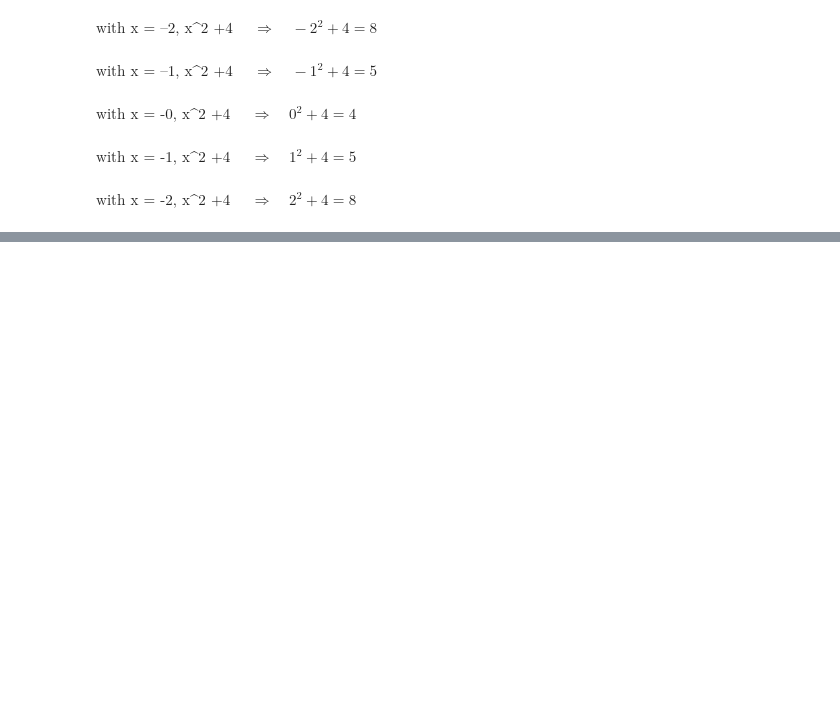
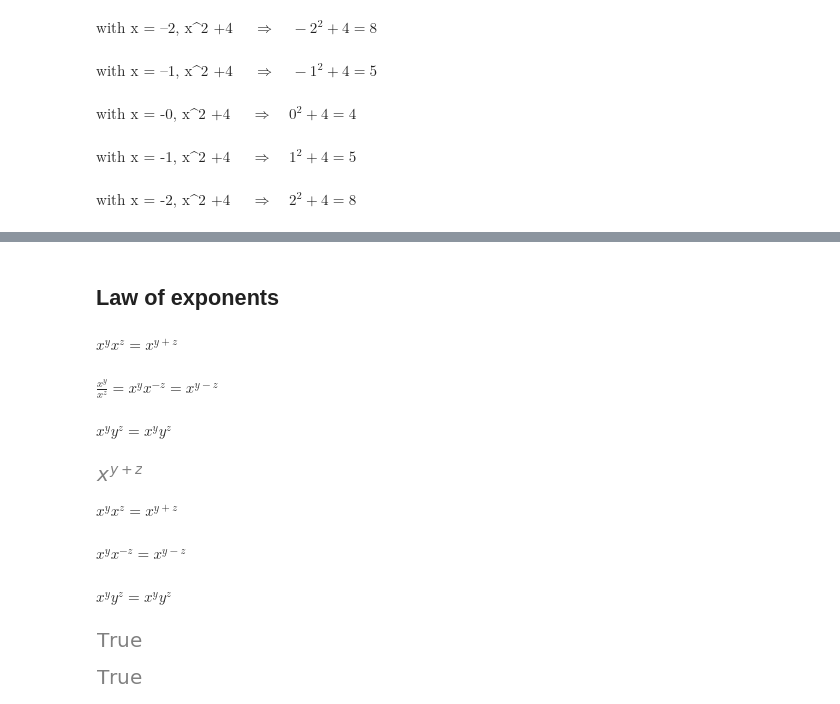
Before and after one commit to yaowenqiang/master_math_by_coding_in_python, a Jupyter notebook: latex.ipynb, the cells around one changed output, grey strips where cells are left out. Drawn from its saved outputs; the diff is of its cells as text; code cells hidden in the pictures; blank space fills up the shorter version.

```diff
--- a/latex.ipynb
+++ b/latex.ipynb
@@ -136,0 +166,46 @@ $\displaystyle \text{with x = -2, x^2 +4 }\quad \Rightarrow  \quad 2^2 + 4 = 8$
+# %% [markdown]
+## Law of exponents
+# %%
+x,y,z = sym.symbols('x,y,z')
+# %%
+Math('x^yx^z = x^{y+z}')
+# %% [output]
+$\displaystyle x^yx^z = x^{y+z}$
+# %%
+Math('\\frac{x^y}{x^z} = x^yx^{-z} = x^{y-z}')
+# %% [output]
+$\displaystyle \frac{x^y}{x^z} = x^yx^{-z} = x^{y-z}$
+# %%
+Math('x^yy^z = x^yy^z')
+# %% [output]
+$\displaystyle x^yy^z = x^yy^z$
+# %%
+ex = x**y * x**z
+sym.simplify(ex)
+# %% [output]
+[figure, added]
+# %%
+exp1 = x**y * x ** z
+exp2 = x**y / x ** z
+exp3 = x **y * y ** z
+display(Math('%s = %s' %(sym.latex(exp1), sym.latex(sym.simplify(ex1)))))
+# %% [output]
+$\displaystyle x^{y} x^{z} = x^{y + z}$
+# %%
+display(Math('%s = %s' %(sym.latex(exp2), sym.latex(sym.simplify(ex2)))))
+# %% [output]
+$\displaystyle x^{y} x^{- z} = x^{y - z}$
+# %%
+display(Math('%s = %s' %(sym.latex(exp3), sym.latex(sym.simplify(ex3)))))
+# %% [output]
+$\displaystyle x^{y} y^{z} = x^{y} y^{z}$
+# %%
+sym.Eq(4, 2 + 2)
+# %% [output]
+[figure, added]
+# %%
+left_hand_side = 4
+right_hand_side = 6 - 2
+sym.Eq(left_hand_side,right_hand_side)
+# %% [output]
+[figure, added]
```
Also changed, not shown: parts of 11 cells of this notebook, 1 other file.
